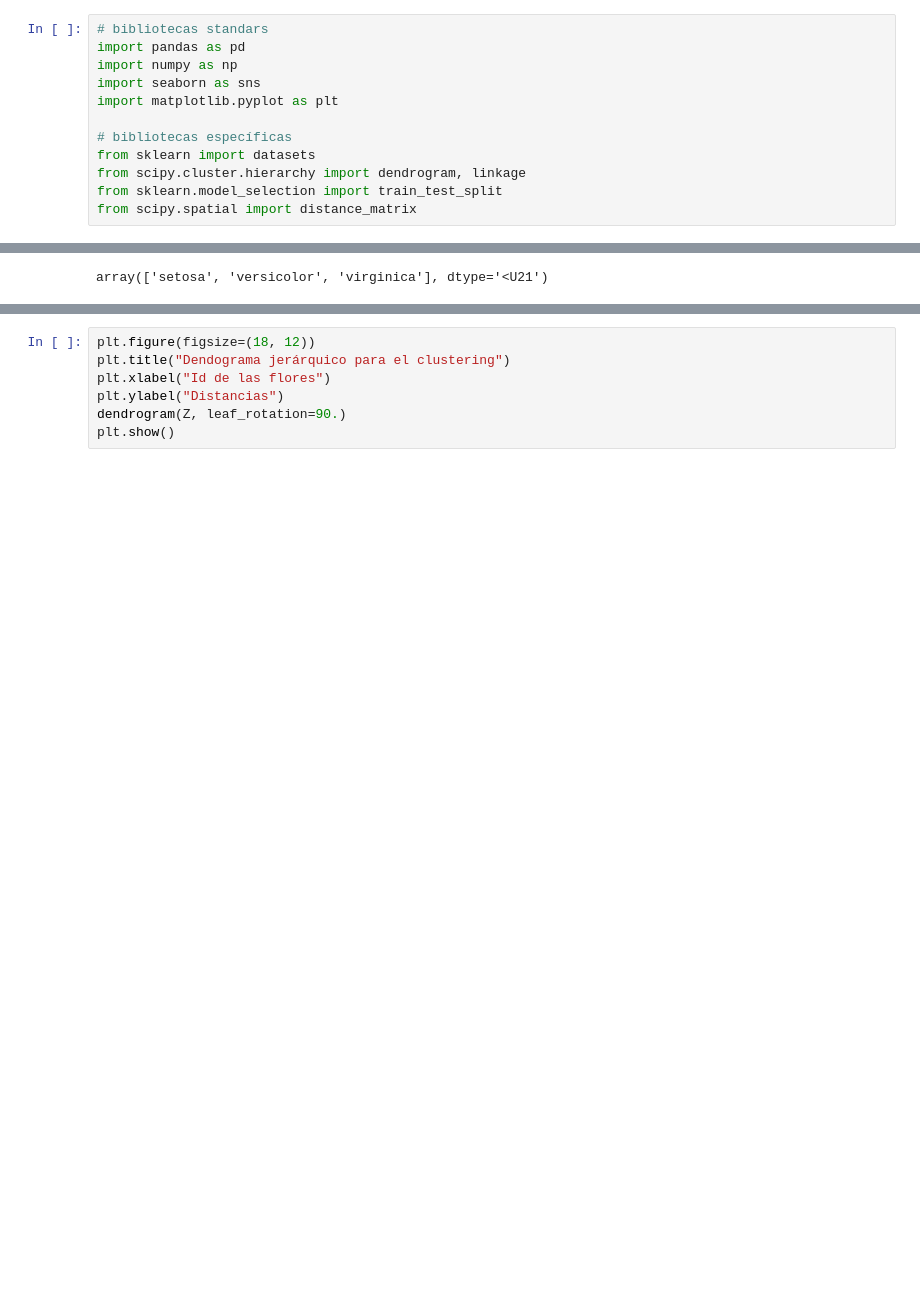
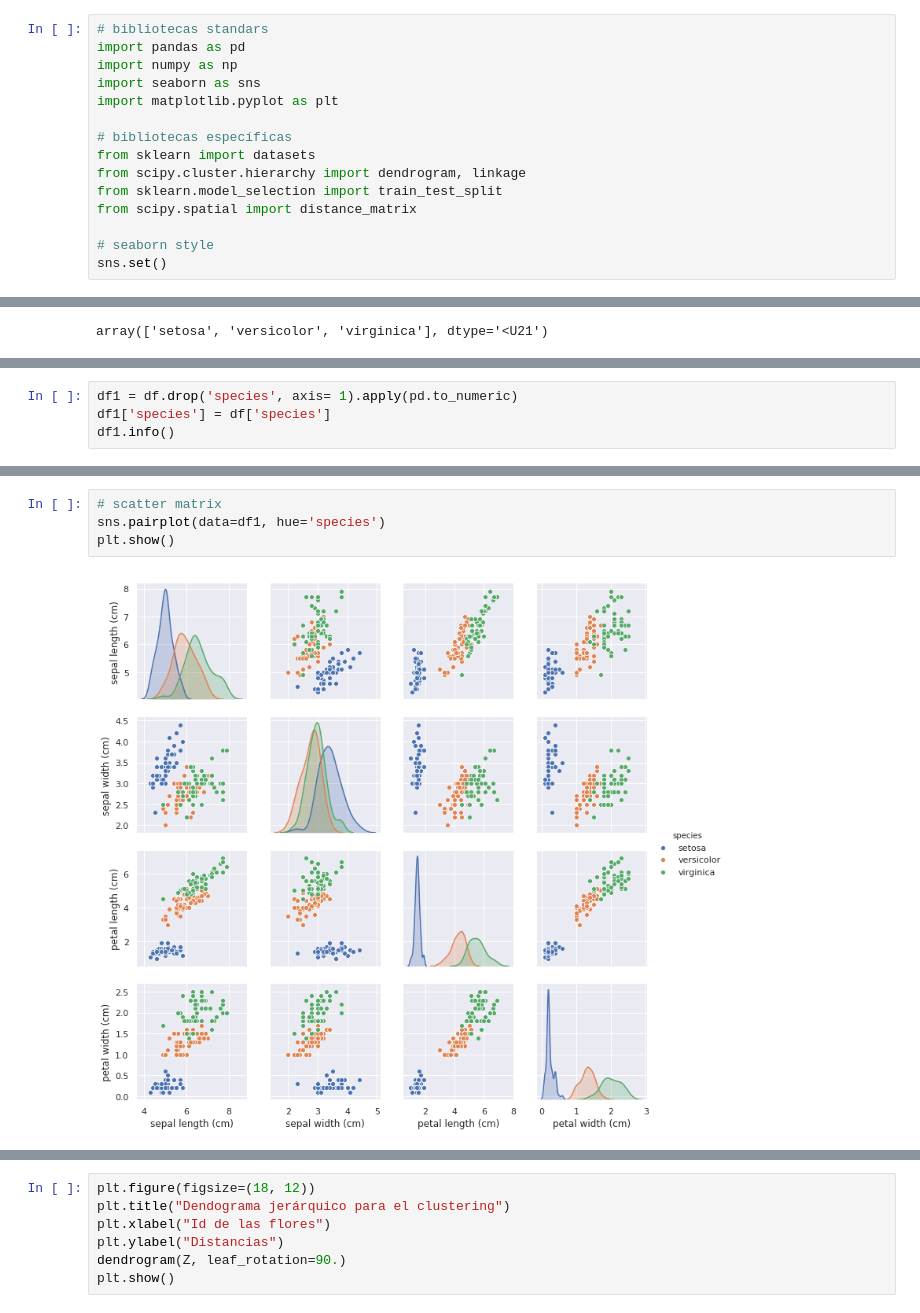
Before and after one commit to PablodelaCuesta/Machine_learning, a Jupyter notebook: Part_4_Clustering/Section 25 - Hierarchical Clustering/Clustering_jerárquico_theory.ipynb, the cells around one changed output, grey strips where cells are left out. Saved outputs shown, nothing was run; the diff lists cells and outputs as text; blank space fills up the shorter version.

```diff
--- a/Part_4_Clustering/Section 25 - Hierarchical Clustering/Clustering_jerárquico_theory.ipynb
+++ b/Part_4_Clustering/Section 25 - Hierarchical Clustering/Clustering_jerárquico_theory.ipynb
@@ -93,6 +93,9 @@ from sklearn import datasets
 from scipy.cluster.hierarchy import dendrogram, linkage
 from sklearn.model_selection import train_test_split
 from scipy.spatial import distance_matrix
+
+# seaborn style
+sns.set()
 # %%
 # datos
 iris = datasets.load_iris()
@@ -130,0 +135,4 @@ NameError: name 'y' is not defined
+# %%
+df1 = df.drop('species', axis= 1).apply(pd.to_numeric)
+df1['species'] = df['species']
+df1.info()
@@ -130,0 +150,6 @@ NameError: name 'y' is not defined
+# %%
+# scatter matrix
+sns.pairplot(data=df1, hue='species')
+plt.show()
+# %% [output]
+[figure, added]
```
Also changed, not shown: parts of 16 cells of this notebook.
